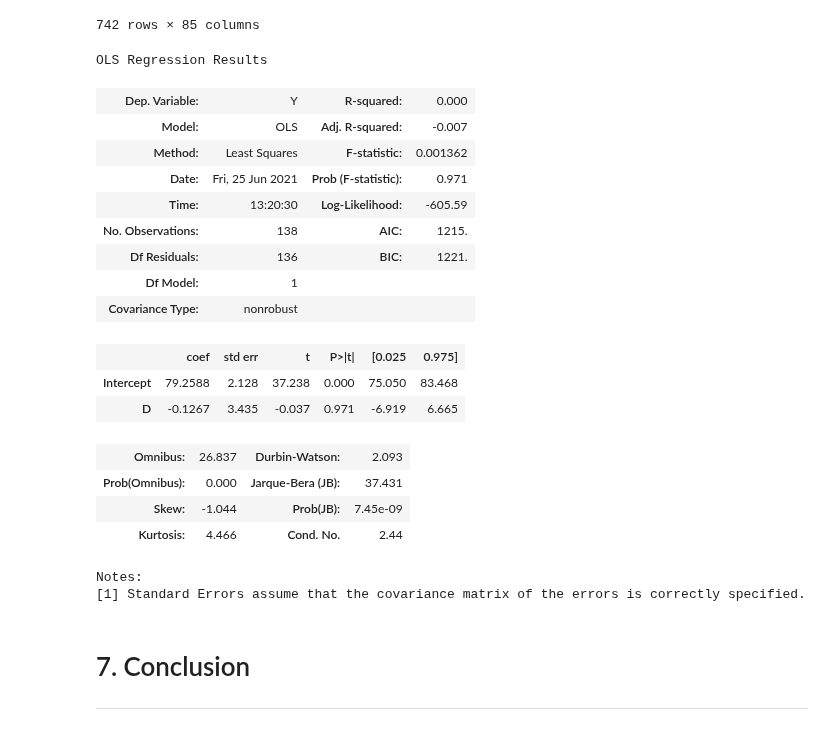
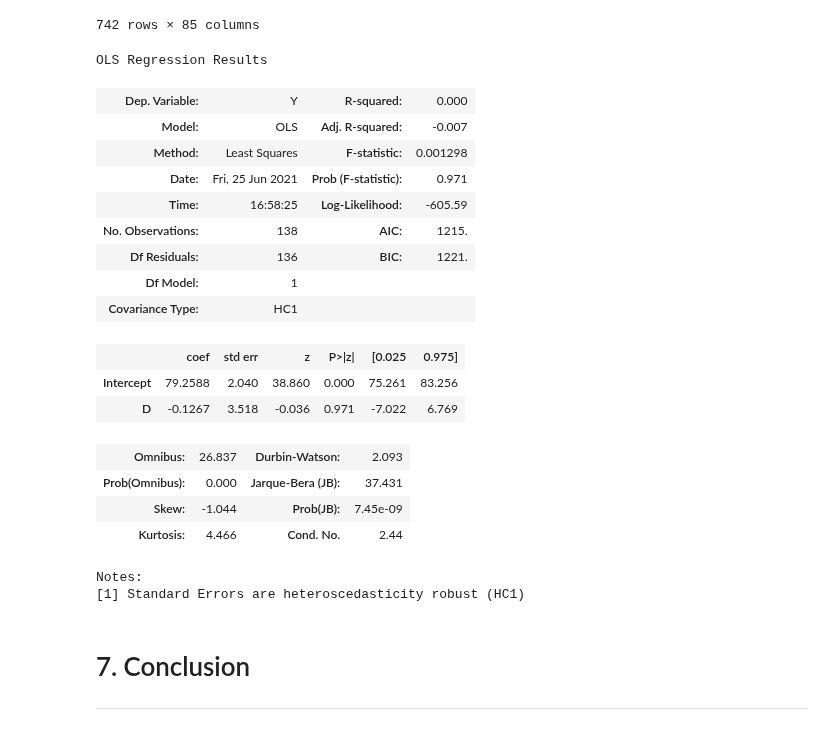
Before and after one commit to aysuavci/ose-data-science-course-project-aysuavci, a Jupyter notebook: project_notebook.ipynb, the cells around one changed output. Saved outputs shown, nothing was run; the diff lists cells and outputs as text; code cells hidden in the pictures.

Commit message:
reg 1 robust

```diff
--- a/project_notebook.ipynb
+++ b/project_notebook.ipynb
@@ -229,33 +229,34 @@ df
 #Generate interact
 df["interact_direct1month"] = df["dummytreat_direct1month"]*df["dummynews_goodbad"]
 # %%
-#Reg1 for confidence (non-robust)
+#Reg1 for confidence (robust)
 news_good = df[df["dummynews_goodbad"] == 0]
 news_good.head()
 import statsmodels.formula.api as sm
 news_good = pd.DataFrame({"Y": news_good['posterior_median'], "D": news_good['dummytreat_direct1month']})
-rslt = sm.ols(formula="Y ~ D", data=news_good).fit()
+model_ols = sm.ols(formula="Y ~ D", data=news_good)
+rslt = model_ols.fit(cov_type='HC1')
 rslt.summary()
 # %% [output]
 OLS Regression Results
 | Dep. Variable: | Y | R-squared: | 0.000 |
 | Model: | OLS | Adj. R-squared: | -0.007 |
-| Method: | Least Squares | F-statistic: | 0.001362 |
+| Method: | Least Squares | F-statistic: | 0.001298 |
 | Date: | Fri, 25 Jun 2021 | Prob (F-statistic): | 0.971 |
-| Time: | 13:20:30 | Log-Likelihood: | -605.59 |
+| Time: | 16:58:25 | Log-Likelihood: | -605.59 |
 | No. Observations: | 138 | AIC: | 1215. |
 | Df Residuals: | 136 | BIC: | 1221. |
 | Df Model: | 1 |  |  |
-| Covariance Type: | nonrobust |  |  |
+| Covariance Type: | HC1 |  |  |
-|  | coef | std err | t | P>|t| | [0.025 | 0.975] |
-| Intercept | 79.2588 | 2.128 | 37.238 | 0.000 | 75.050 | 83.468 |
-| D | -0.1267 | 3.435 | -0.037 | 0.971 | -6.919 | 6.665 |
+|  | coef | std err | z | P>|z| | [0.025 | 0.975] |
+| Intercept | 79.2588 | 2.040 | 38.860 | 0.000 | 75.261 | 83.256 |
+| D | -0.1267 | 3.518 | -0.036 | 0.971 | -7.022 | 6.769 |
 | Omnibus: | 26.837 | Durbin-Watson: | 2.093 |
 | Prob(Omnibus): | 0.000 | Jarque-Bera (JB): | 37.431 |
 | Skew: | -1.044 | Prob(JB): | 7.45e-09 |
 | Kurtosis: | 4.466 | Cond. No. | 2.44 |
 Notes:
-[1] Standard Errors assume that the covariance matrix of the errors is correctly specified.
+[1] Standard Errors are heteroscedasticity robust (HC1)
 # %% [markdown]
 # 7. Conclusion
 ---
```
